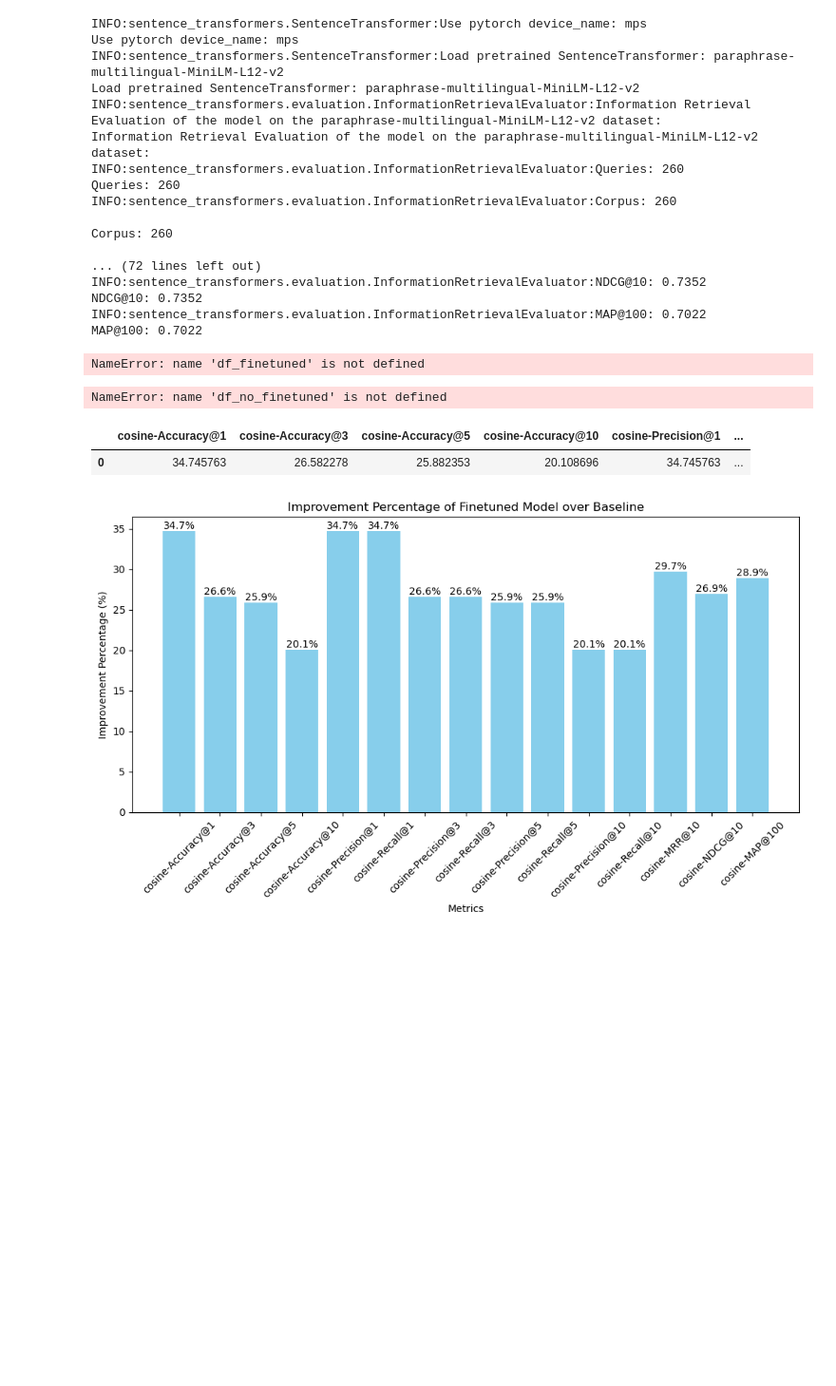
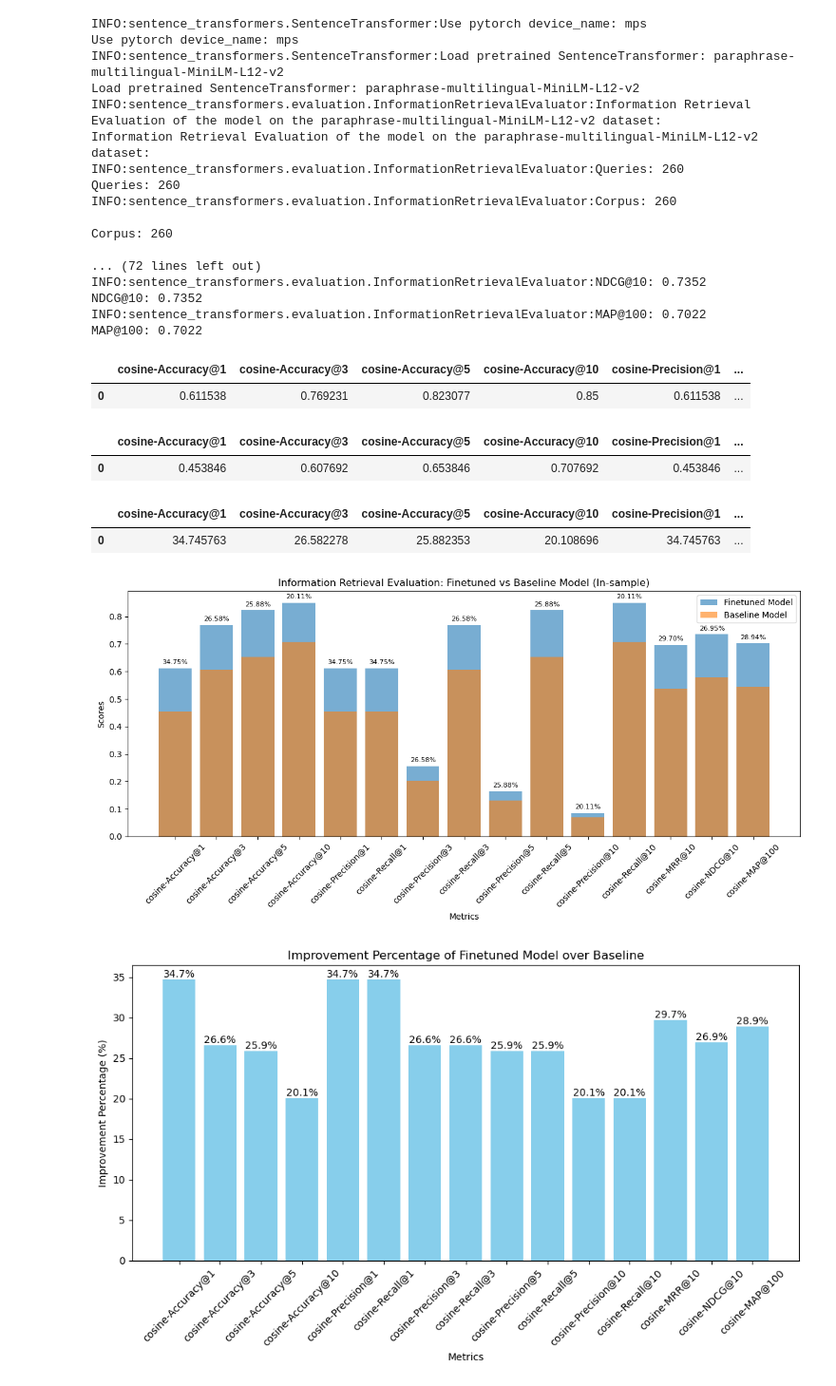
Before and after one commit to giobbu/GenAI, a Jupyter notebook: embedding-multilingual/fast_retriever_evaluator_sentence_transformer.ipynb, the cells around one changed output. Shown: that part at 95% size. Saved outputs shown, nothing was run; the diff lists cells and outputs as text; code cells hidden in the pictures; blank space fills up the shorter version.

Commit message:
fast-retriever-evaluator: add plot improvement

```diff
--- a/embedding-multilingual/fast_retriever_evaluator_sentence_transformer.ipynb
+++ b/embedding-multilingual/fast_retriever_evaluator_sentence_transformer.ipynb
@@ -52,23 +51,45 @@ MAP@100: 0.7022
 # %%
 df_finetuned = pd.read_csv("results/Information-Retrieval_evaluation_finetuned-paraphrase-multilingual-MiniLM-L12-v2_results.csv")
 df_no_finetuned = pd.read_csv("results/Information-Retrieval_evaluation_paraphrase-multilingual-MiniLM-L12-v2_results.csv")
+
+# drop columns epoch and steps for plotting
+df_finetuned = df_finetuned.drop(columns=["epoch", "steps"])
+df_no_finetuned = df_no_finetuned.drop(columns=["epoch", "steps"])
 # %%
 df_finetuned
 # %% [output]
-NameError: name 'df_finetuned' is not defined
+|  | cosine-Accuracy@1 | cosine-Accuracy@3 | cosine-Accuracy@5 | cosine-Accuracy@10 | cosine-Precision@1 | ... |
+| 0 | 0.611538 | 0.769231 | 0.823077 | 0.85 | 0.611538 | ... |
 # %%
 df_no_finetuned
 # %% [output]
-NameError: name 'df_no_finetuned' is not defined
+|  | cosine-Accuracy@1 | cosine-Accuracy@3 | cosine-Accuracy@5 | cosine-Accuracy@10 | cosine-Precision@1 | ... |
+| 0 | 0.453846 | 0.607692 | 0.653846 | 0.707692 | 0.453846 | ... |
 # %%
 df_improvement_perc = (df_finetuned - df_no_finetuned)/ df_no_finetuned * 100
-# drop columns epoch and steps
-df_improvement_perc = df_improvement_perc.drop(columns=["epoch", "steps"])
 df_improvement_perc.to_csv("results/Information-Retrieval_evaluation_improvement_perc.csv")
 df_improvement_perc
 # %% [output]
 |  | cosine-Accuracy@1 | cosine-Accuracy@3 | cosine-Accuracy@5 | cosine-Accuracy@10 | cosine-Precision@1 | ... |
 | 0 | 34.745763 | 26.582278 | 25.882353 | 20.108696 | 34.745763 | ... |
+# %%
+# plot bar charts for finetuned and no finetuned models
+import matplotlib.pyplot as plt
+
+plt.figure(figsize=(12, 6))
+plt.bar(df_finetuned.columns, df_finetuned.iloc[0], label='Finetuned Model', alpha=0.6)
+plt.bar(df_no_finetuned.columns, df_no_finetuned.iloc[0], label='Baseline Model', alpha=0.6)
+plt.xticks(rotation=45)
+plt.title('Information Retrieval Evaluation: Finetuned vs Baseline Model (In-sample)')
+for i, v in enumerate(df_improvement_perc.iloc[0]):
+    plt.text(i, df_finetuned.iloc[0, i] + 0.01, f"{v:.2f}%", ha='center', va='bottom', fontsize=8)
+plt.xlabel('Metrics')
+plt.ylabel('Scores')
+plt.legend()
+plt.tight_layout()
+plt.show()
+# %% [output]
+[figure, added]
 # %%
 # plot histogram with percentage at the top of each bar
 import matplotlib.pyplot as plt
```
Also changed, not shown: parts of 4 cells of this notebook.
